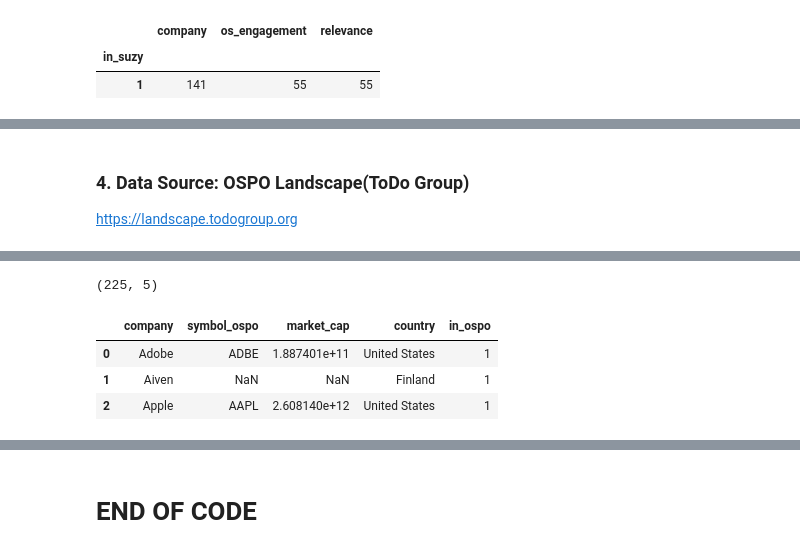
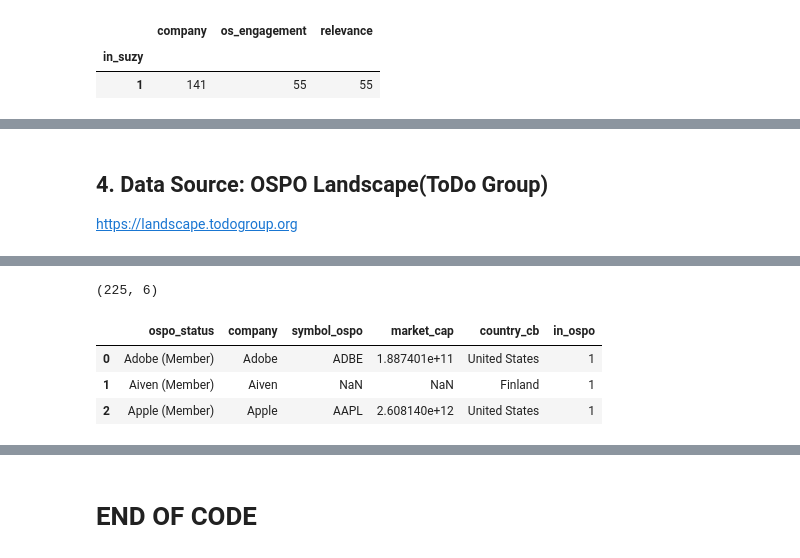
Before and after one commit to JumpsuitWizard/FOCUSED-Collaboration, a Jupyter notebook: notebooks/1_readin_data.ipynb, the cells around one changed output, grey strips where cells are left out. Drawn from its saved outputs; the diff is of its cells as text; code cells hidden in the pictures.

```diff
--- a/notebooks/1_readin_data.ipynb
+++ b/notebooks/1_readin_data.ipynb
@@ -379,14 +405,14 @@ df_check
 # %% [markdown]
-### 4. Data Source:  OSPO Landscape(ToDo Group)
+## 4. Data Source:  OSPO Landscape(ToDo Group)
 https://landscape.todogroup.org
 # %%
 file_name = 'ospo_todo_landscape.csv'
 
-df_ospo = pd.read_csv('data_raw/'+file_name)
-df_ospo['in_ospo']=1
+df_ospo_all = pd.read_csv('data_raw/'+file_name)
+df_ospo_all['in_ospo']=1
 
-print(df_ospo.shape)
-df_ospo.head(3)
+print(df_ospo_all.shape)
+df_ospo_all.head(3)
 # %% [output]
 (225, 41)
 |  | Name | Organization | Homepage | Logo | Twitter | Crunchbase URL | Market Cap | Ticker | Funding | ... |
@@ -394,26 +420,28 @@ df_ospo.head(3)
 | 1 | Aiven (Member) | Aiven | https://github.com/aiven/ | https://landscape.todogroup.org/l... | https://twitter.com/aiven_io | https://www.crunchbase.com/organi... | NaN | NaN | 2.100000e+08 | ... |
 | 2 | Apple (Member) | Apple | https://opensource.apple.com/ | https://landscape.todogroup.org/l... | https://twitter.com/apple | https://www.crunchbase.com/organi... | 2.608140e+12 | AAPL | 6.150230e+09 | ... |
 # %%
-df_ospo = df_ospo.rename(columns=
-                         {'Organization': 'company',
+df_ospo_all = df_ospo_all.rename(columns=
+                         {'Name': 'ospo_status',
+                          'Organization': 'company',
                           'Ticker': 'symbol_ospo',
                           'Market Cap': 'market_cap',
-                          'Crunchbase Country': 'country',
+                          'Crunchbase Country': 'country_cb',
                           'License': 'license'
-                             })
+                                                        },)
 
-keep_cols = ['company', 'symbol_ospo','market_cap', 'country', 'relevance',
+keep_cols = ['ospo_status','company', 'symbol_ospo','market_cap', 'country_cb', 'relevance',
              'in_ospo'
             ]
 
-df_ospo = df_ospo.filter(keep_cols)
+df_ospo_all = df_ospo_all.filter(keep_cols)
 
 
-print(df_ospo.shape)
-df_ospo.head(3)
+
+print(df_ospo_all.shape)
+df_ospo_all.head(3)
 # %% [output]
-(225, 5)
+(225, 6)
-|  | company | symbol_ospo | market_cap | country | in_ospo |
-| 0 | Adobe | ADBE | 1.887401e+11 | United States | 1 |
-| 1 | Aiven | NaN | NaN | Finland | 1 |
-| 2 | Apple | AAPL | 2.608140e+12 | United States | 1 |
+|  | ospo_status | company | symbol_ospo | market_cap | country_cb | in_ospo |
+| 0 | Adobe (Member) | Adobe | ADBE | 1.887401e+11 | United States | 1 |
+| 1 | Aiven (Member) | Aiven | NaN | NaN | Finland | 1 |
+| 2 | Apple (Member) | Apple | AAPL | 2.608140e+12 | United States | 1 |
```
Also changed, not shown: parts of 141 cells of this notebook, 4 other files.
